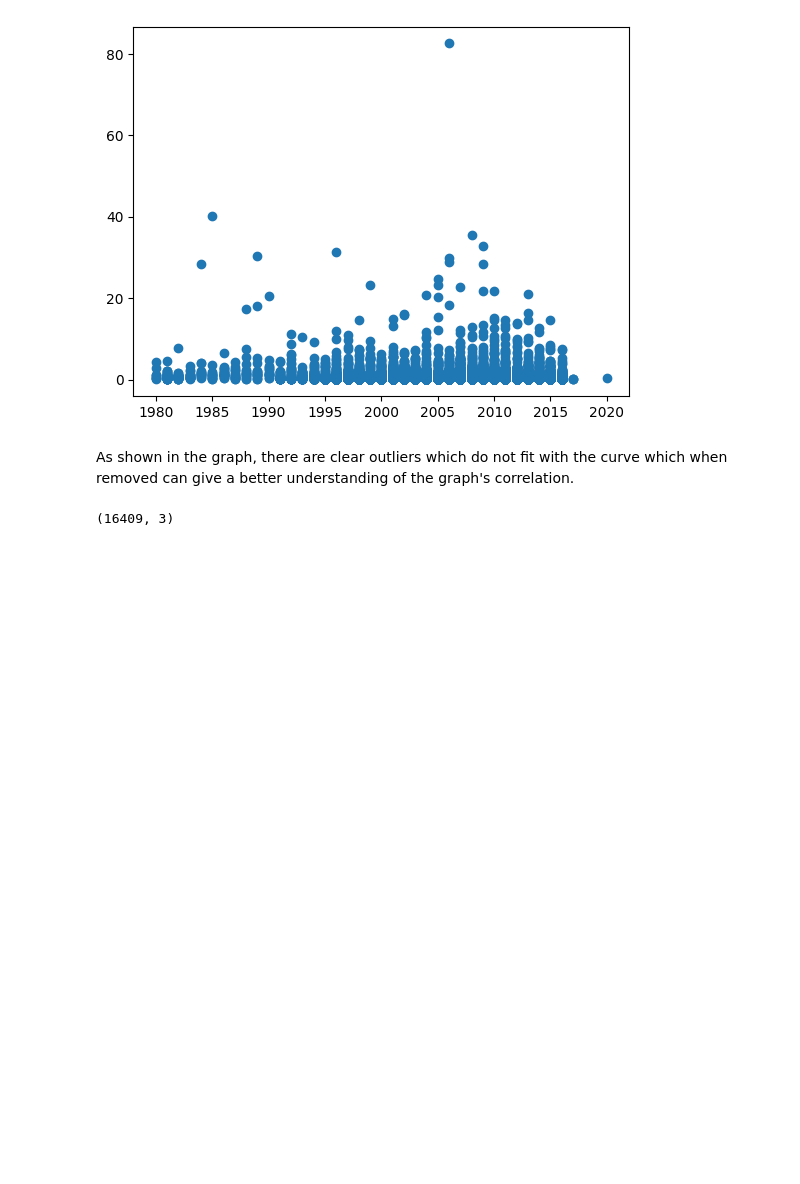
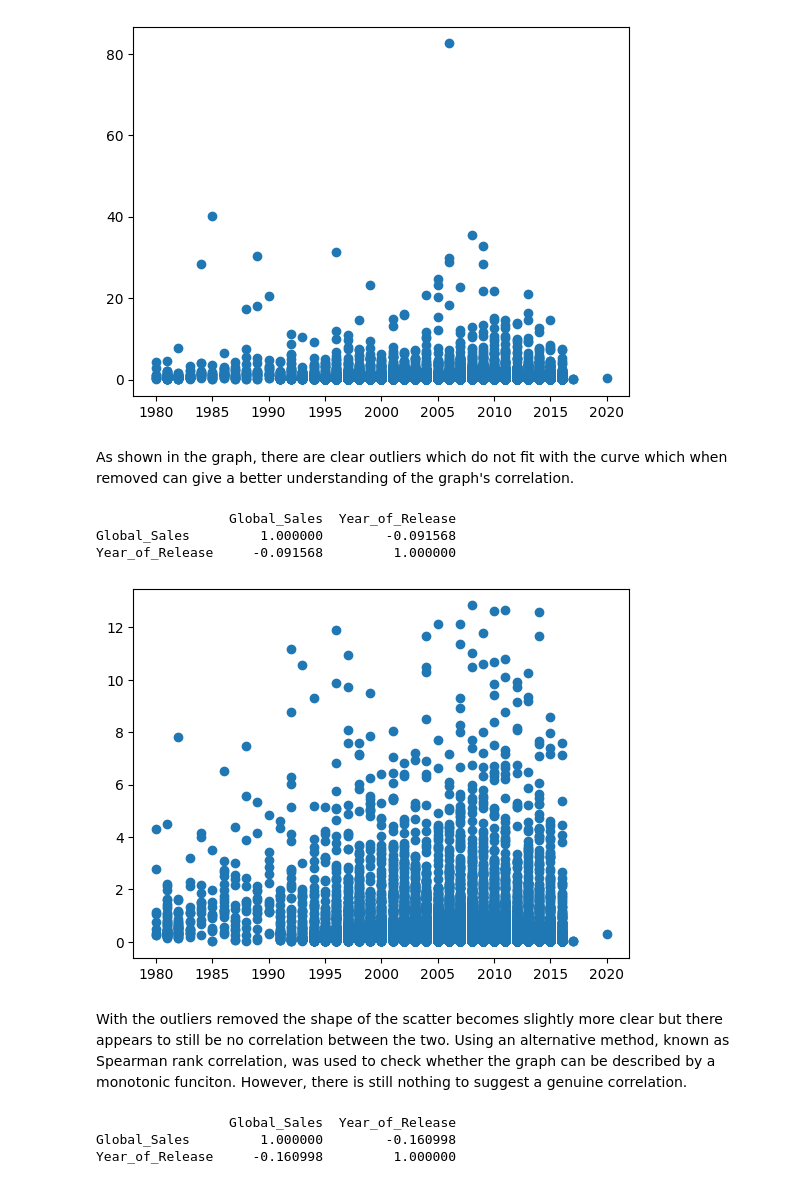
Before and after one commit to FaxablePastry/videogame-sales-python, a Jupyter notebook: jupyter-notebooks/1_exploratory_analysis_nl_2022-10-11.ipynb, the cells around one changed output. Saved outputs shown, nothing was run; the diff lists cells and outputs as text; code cells hidden in the pictures; blank space fills up the shorter version.

Commit message:
Update to content
Added a new correlation check and still no significance

```diff
--- a/jupyter-notebooks/1_exploratory_analysis_nl_2022-10-11.ipynb
+++ b/jupyter-notebooks/1_exploratory_analysis_nl_2022-10-11.ipynb
@@ -41,6 +40,19 @@ understanding of the graph's correlation.
 # %%
 z = np.abs(stats.zscore(df[["Year_of_Release", "Global_Sales"]]))
 data_clean = df[(z<8).all(axis=1)]
 data_clean.shape
+plt.scatter(data_clean[["Year_of_Release"]], data_clean[["Global_Sales"]])
+print(data_clean.corr(method='pearson',numeric_only=True))
 # %% [output]
-(16409, 3)
+                 Global_Sales  Year_of_Release
+Global_Sales         1.000000        -0.091568
+Year_of_Release     -0.091568         1.000000
+[figure, added]
+# %% [markdown]
+With the outliers removed the shape of the scatter becomes slightly more clear but there appears to still be no correlation between the two. Using an alternative method, known as Spearman rank correlation, was used to check whether the graph can be described by a monotonic funciton. However, there is still nothing to suggest a genuine correlation.
+# %%
+print(data_clean.corr(method='spearman',numeric_only=True))
+# %% [output]
+                 Global_Sales  Year_of_Release
+Global_Sales         1.000000        -0.160998
+Year_of_Release     -0.160998         1.000000
```
Also changed, not shown: parts of 2 cells of this notebook.
